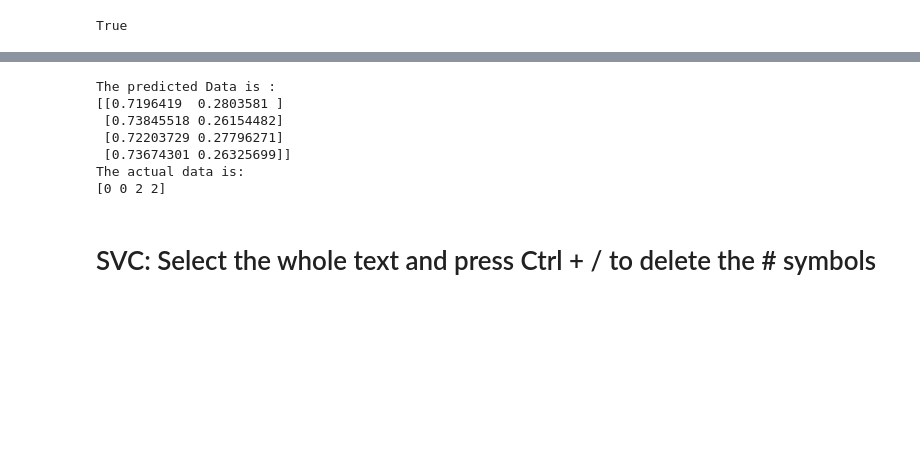
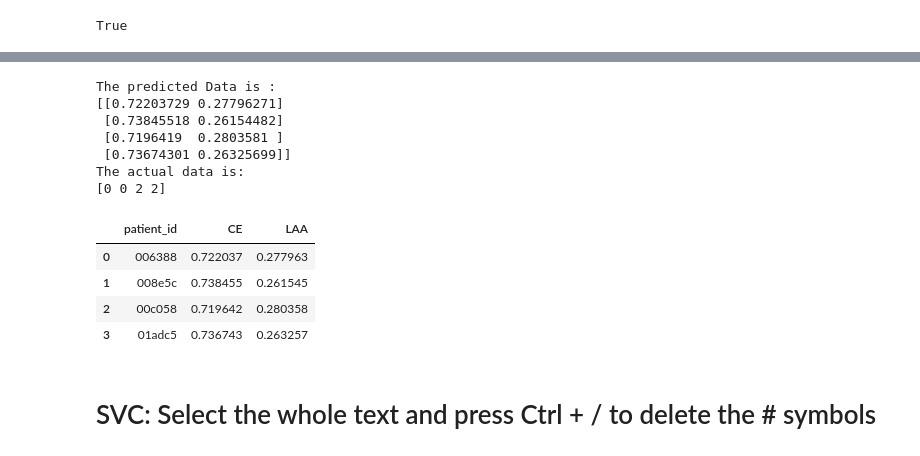
Before and after one commit to p3p31v/Mayo-Clinic, a Jupyter notebook: mayo-clinic-s-v-c.ipynb, the cells around one changed output, grey strips where cells are left out. Saved outputs shown, nothing was run; the diff lists cells and outputs as text; code cells hidden in the pictures; blank space fills up the shorter version.

```diff
--- a/mayo-clinic-s-v-c.ipynb
+++ b/mayo-clinic-s-v-c.ipynb
@@ -181,18 +190,26 @@ print("The actual data is:")
 print(np.array(ytest))
 
 df=pd.DataFrame(list(zip(names,y_pred[:,0],y_pred[:,1])),columns=['patient_id','CE','LAA'])
+df.drop_duplicates(subset=['patient_id'], keep='last')
 import csv
-
 # open the file in the write moded
 df.to_csv('./submission.csv',index = None)
 # %% [output]
 The predicted Data is :
-[[0.7196419  0.2803581 ]
+[[0.72203729 0.27796271]
  [0.73845518 0.26154482]
- [0.72203729 0.27796271]
+ [0.7196419  0.2803581 ]
  [0.73674301 0.26325699]]
 The actual data is:
 [0 0 2 2]
+# %%
+df
+# %% [output]
+|  | patient_id | CE | LAA |
+| 0 | 006388 | 0.722037 | 0.277963 |
+| 1 | 008e5c | 0.738455 | 0.261545 |
+| 2 | 00c058 | 0.719642 | 0.280358 |
+| 3 | 01adc5 | 0.736743 | 0.263257 |
 # %%
 # import numpy as np
 # import pandas as pd
```
Also changed, not shown: parts of 3 cells of this notebook.
